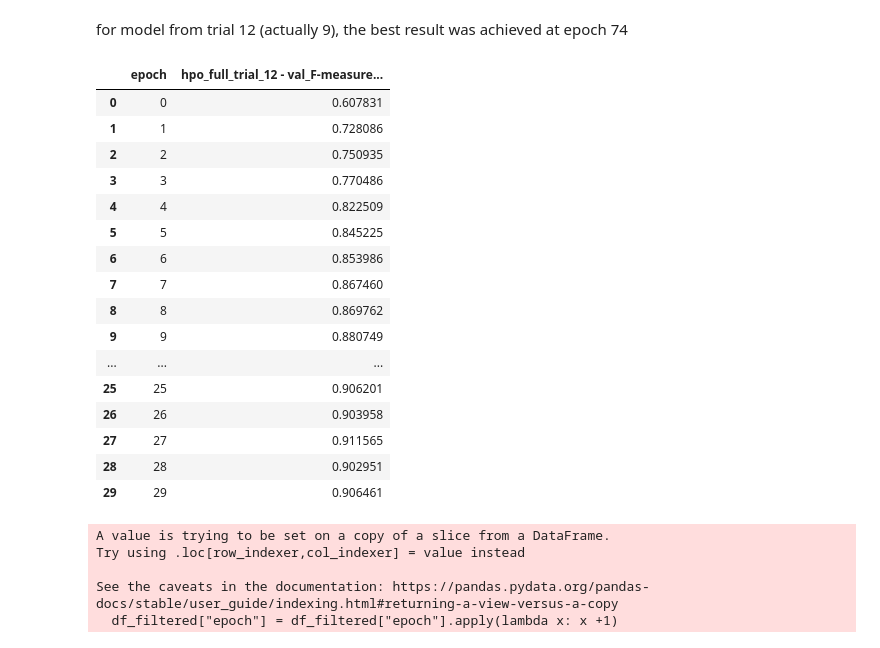
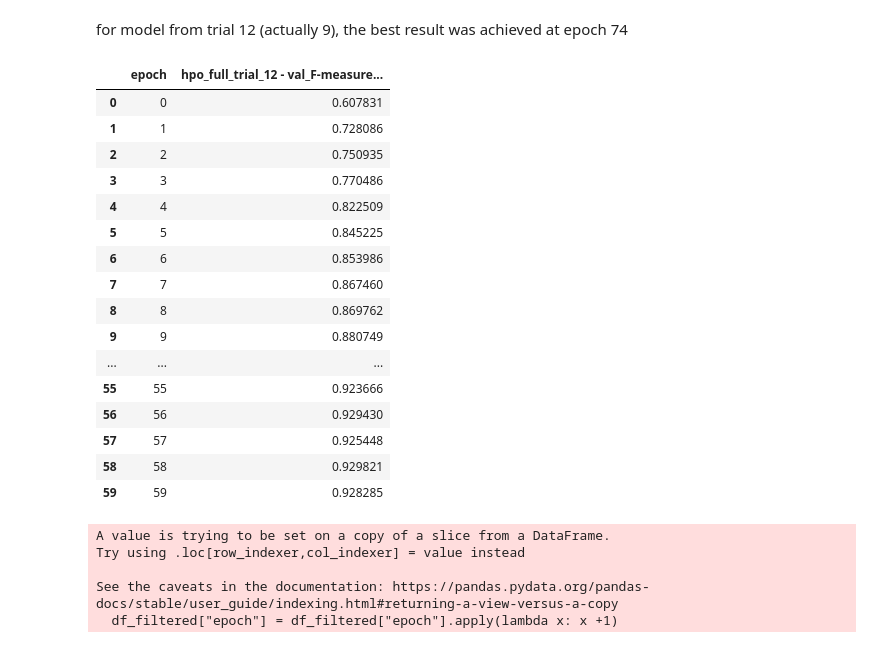
Before and after one commit to PulyaPolya/beat_this, a Jupyter notebook: results_evaluation.ipynb, the cells around one changed output. Cells and saved outputs as stored; diff of their text form; code cells hidden in the pictures.

```diff
--- a/results_evaluation.ipynb
+++ b/results_evaluation.ipynb
@@ -1351,28 +1351,28 @@ for model from trial 12 (actually 9), the best result was achieved at epoch 74
 # %%
 import pandas as pd
 import numpy as np
 df = pd.read_csv("wandb_csvs/wandb_best_hpo_full.csv", index_col=False)
 columns_acc = [col for col in df.columns.values if ("val_F" in col) & ("MAX" not in col) & ("MIN" not in col)]
 df = df[  ["epoch"]  + columns_acc  ]
-df.head(30)
+df.head(60)
 # %% [output]
 |  | epoch | hpo_full_trial_12 - val_F-measure... |
 | 0 | 0 | 0.607831 |
 | 1 | 1 | 0.728086 |
 | 2 | 2 | 0.750935 |
 | 3 | 3 | 0.770486 |
 | 4 | 4 | 0.822509 |
 | 5 | 5 | 0.845225 |
 | 6 | 6 | 0.853986 |
 | 7 | 7 | 0.867460 |
 | 8 | 8 | 0.869762 |
 | 9 | 9 | 0.880749 |
 | ... | ... | ... |
-| 25 | 25 | 0.906201 |
-| 26 | 26 | 0.903958 |
-| 27 | 27 | 0.911565 |
-| 28 | 28 | 0.902951 |
-| 29 | 29 | 0.906461 |
+| 55 | 55 | 0.923666 |
+| 56 | 56 | 0.929430 |
+| 57 | 57 | 0.925448 |
+| 58 | 58 | 0.929821 |
+| 59 | 59 | 0.928285 |
 # %%
 epochs = np.array([ 1, 5, 10, 15, 20, 30, 35, 40, 50, 60, 70, 75, 80, 90, 100] )-1
 df_filtered = df[df["epoch"].isin( epochs)]
```
Also changed, not shown: parts of 7 cells of this notebook, 1 other file.
